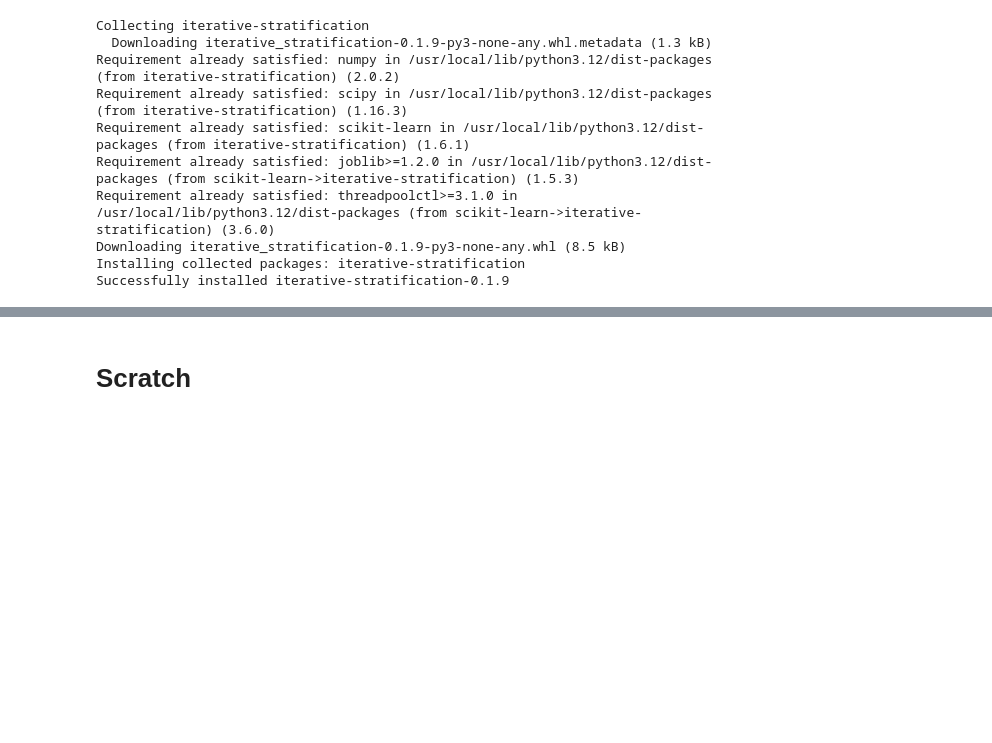
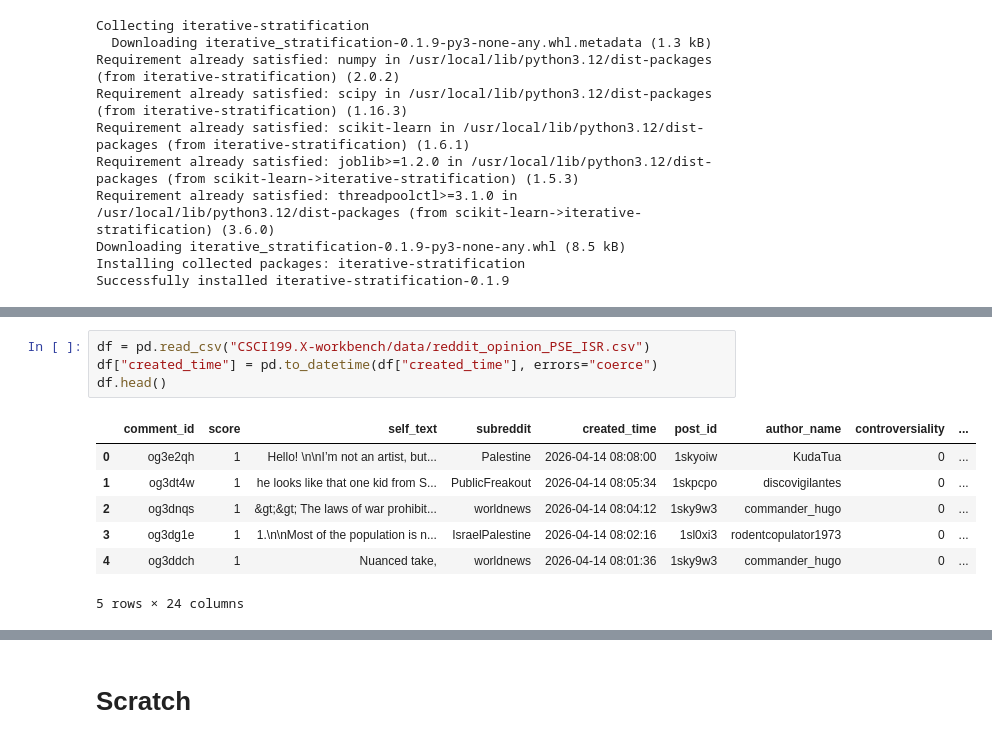
Before and after one commit to Pacozabala/CSCI199.X-workbench, a Jupyter notebook: roberta_experiment.ipynb, the cells around one changed output, grey strips where cells are left out. Drawn from its saved outputs; the diff is of its cells as text; blank space fills up the shorter version.

```diff
--- a/roberta_experiment.ipynb
+++ b/roberta_experiment.ipynb
@@ -200,0 +222,12 @@ Epoch 4:  80%|██████
+# %%
+df = pd.read_csv("CSCI199.X-workbench/data/reddit_opinion_PSE_ISR.csv")
+df["created_time"] = pd.to_datetime(df["created_time"], errors="coerce")
+df.head()
+# %% [output]
+|  | comment_id | score | self_text | subreddit | created_time | post_id | author_name | controversiality | ... |
+| 0 | og3e2qh | 1 | Hello! \n\nI’m not an artist, but... | Palestine | 2026-04-14 08:08:00 | 1skyoiw | KudaTua | 0 | ... |
+| 1 | og3dt4w | 1 | he looks like that one kid from S... | PublicFreakout | 2026-04-14 08:05:34 | 1skpcpo | discovigilantes | 0 | ... |
+| 2 | og3dnqs | 1 | &gt;&gt; The laws of war prohibit... | worldnews | 2026-04-14 08:04:12 | 1sky9w3 | commander_hugo | 0 | ... |
+| 3 | og3dg1e | 1 | 1.\n\nMost of the population is n... | IsraelPalestine | 2026-04-14 08:02:16 | 1sl0xi3 | rodentcopulator1973 | 0 | ... |
+| 4 | og3ddch | 1 | Nuanced take, | worldnews | 2026-04-14 08:01:36 | 1sky9w3 | commander_hugo | 0 | ... |
+5 rows × 24 columns
```
Also changed, not shown: parts of 10 cells of this notebook.
